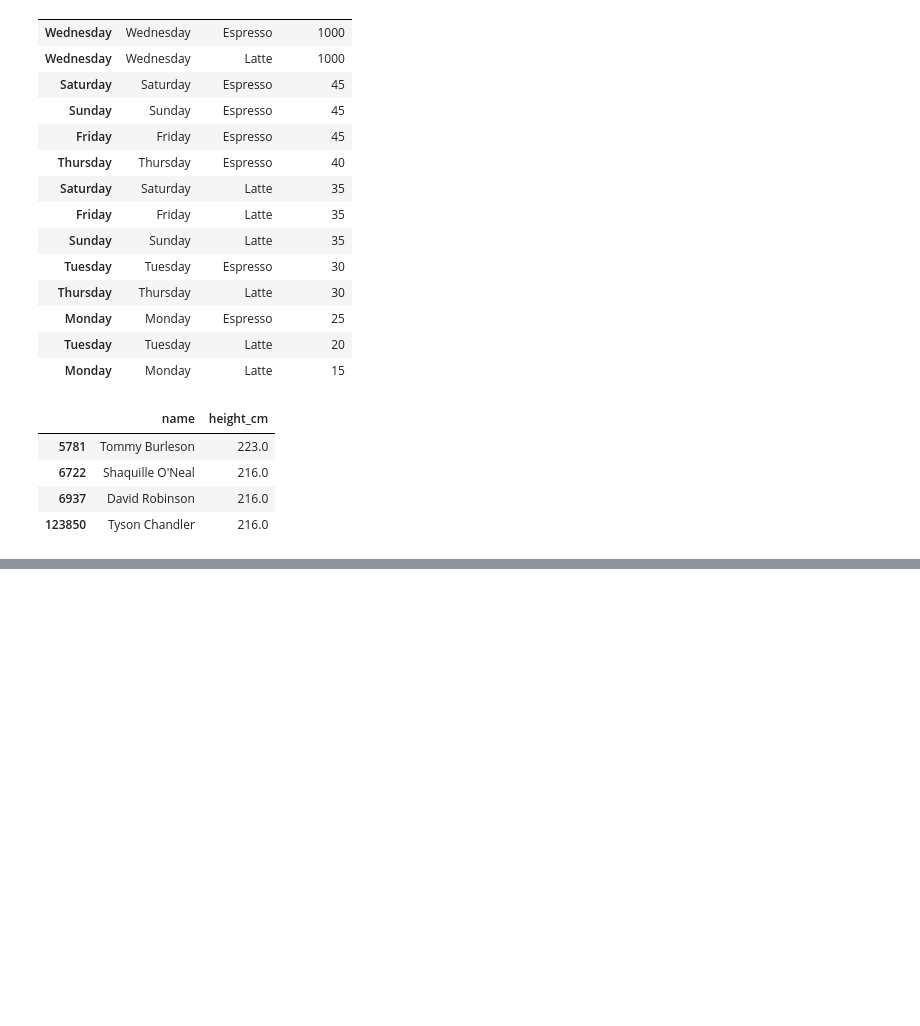
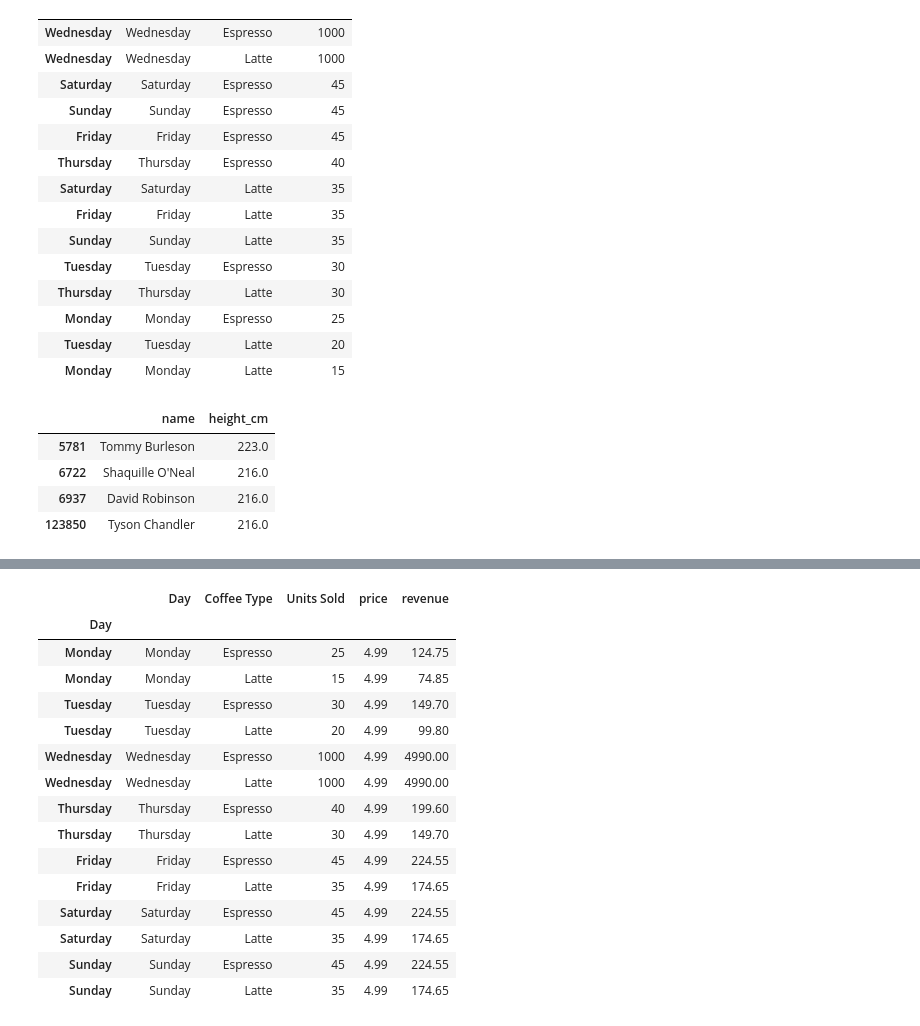
Before and after one commit to BurhanAkkus/complete-pandas-tutorial, a Jupyter notebook: tutorial.ipynb, the cells around one changed output, grey strips where cells are left out. Cells and saved outputs as stored; diff of their text form; code cells hidden in the pictures; blank space fills up the shorter version.

```diff
--- a/tutorial.ipynb
+++ b/tutorial.ipynb
@@ -428,0 +431,4 @@ bios.query('born_country == "USA" and height_cm > 215')[['name','height_cm']]
+# %%
+coffee_new = coffee
+coffee_deep_copy = coffee.copy()
+coffee['price'] = 4.99
@@ -428,0 +445,3 @@ bios.query('born_country == "USA" and height_cm > 215')[['name','height_cm']]
+# %%
+import numpy as np
+coffee['new_price'] = np.where(coffee['Coffee Type'] == 'Espresso', 3.99, 5.99)
@@ -428,0 +477,2 @@ bios.query('born_country == "USA" and height_cm > 215')[['name','height_cm']]
+# %%
+coffee.drop(columns=['new_price'], inplace=True)
@@ -428,0 +527,21 @@ bios.query('born_country == "USA" and height_cm > 215')[['name','height_cm']]
+# %%
+coffee['revenue'] = coffee['Units Sold'] * coffee['price']
+# %%
+coffee
+# %% [output]
+|  | Day | Coffee Type | Units Sold | price | revenue |
+| Day |  |  |  |  |  |
+| Monday | Monday | Espresso | 25 | 4.99 | 124.75 |
+| Monday | Monday | Latte | 15 | 4.99 | 74.85 |
+| Tuesday | Tuesday | Espresso | 30 | 4.99 | 149.70 |
+| Tuesday | Tuesday | Latte | 20 | 4.99 | 99.80 |
+| Wednesday | Wednesday | Espresso | 1000 | 4.99 | 4990.00 |
+| Wednesday | Wednesday | Latte | 1000 | 4.99 | 4990.00 |
+| Thursday | Thursday | Espresso | 40 | 4.99 | 199.60 |
+| Thursday | Thursday | Latte | 30 | 4.99 | 149.70 |
+| Friday | Friday | Espresso | 45 | 4.99 | 224.55 |
+| Friday | Friday | Latte | 35 | 4.99 | 174.65 |
+| Saturday | Saturday | Espresso | 45 | 4.99 | 224.55 |
+| Saturday | Saturday | Latte | 35 | 4.99 | 174.65 |
+| Sunday | Sunday | Espresso | 45 | 4.99 | 224.55 |
+| Sunday | Sunday | Latte | 35 | 4.99 | 174.65 |
```
Also changed, not shown: parts of 20 cells of this notebook, 1 other file.
